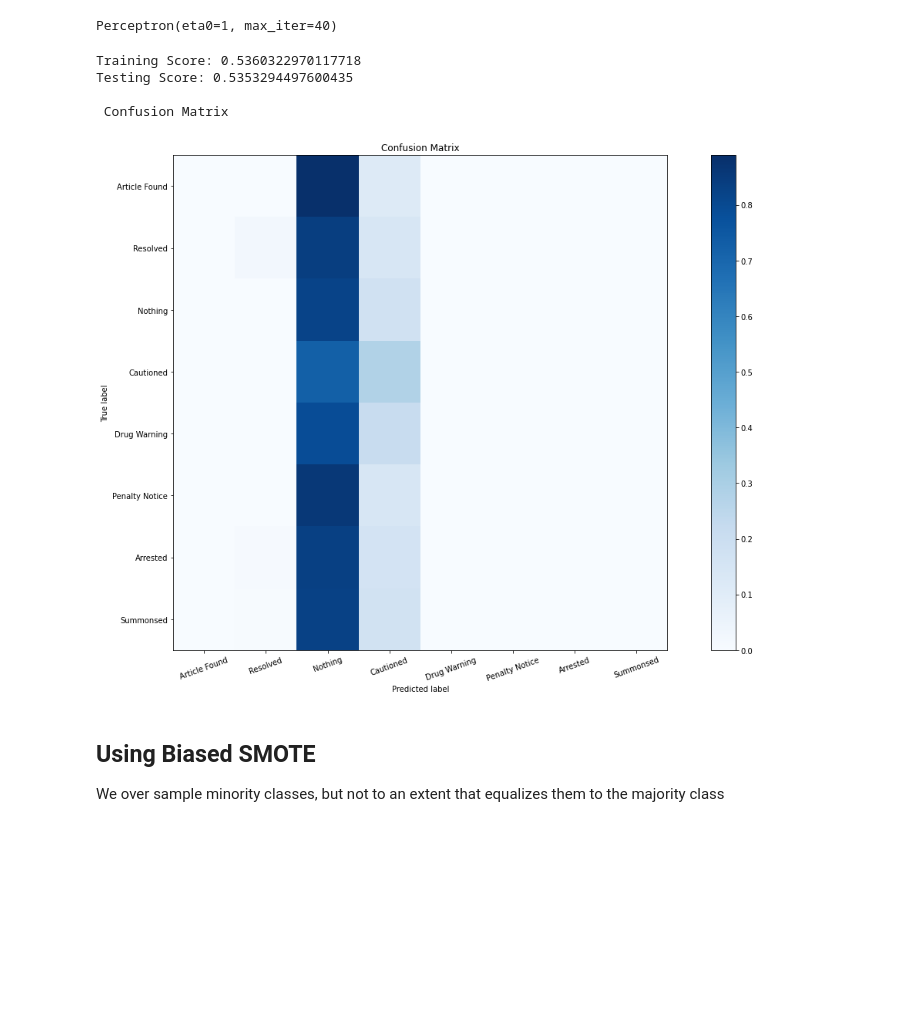
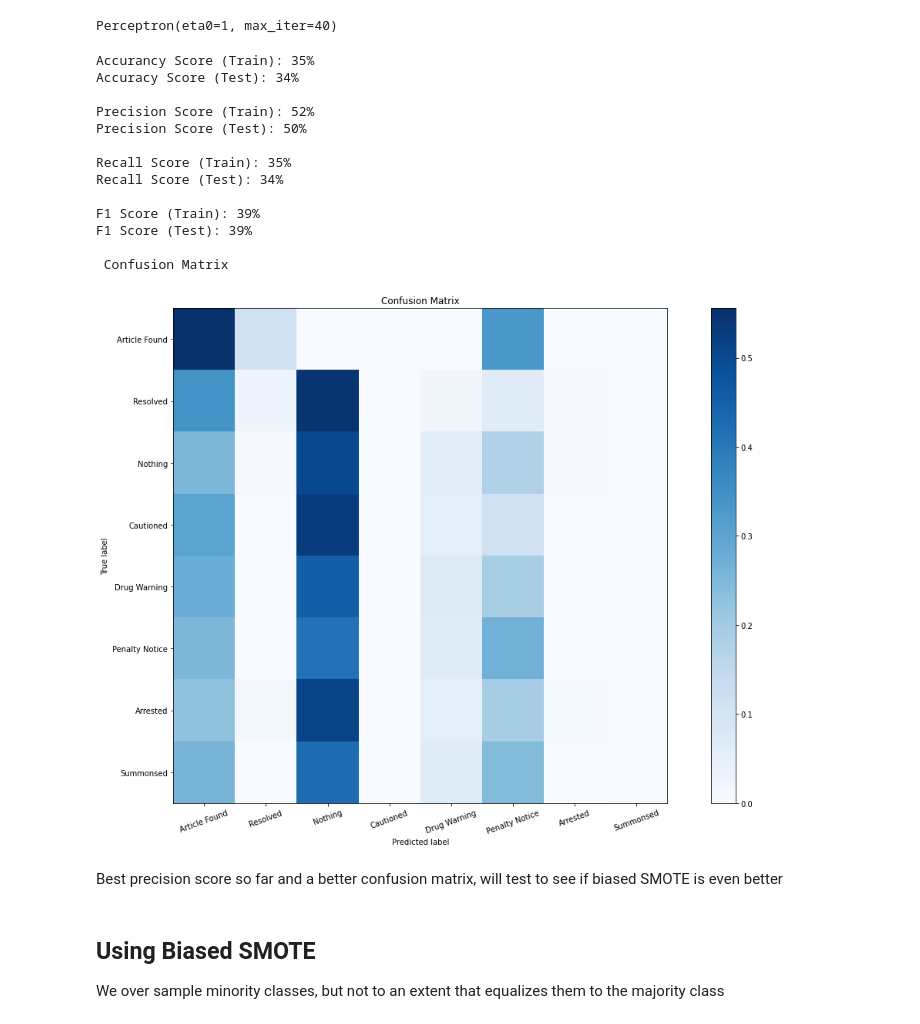
Before and after one commit to MQumairi/intro_to_ai_coursework, a Jupyter notebook: src/Perceptron.ipynb, the cells around one changed output. Cells and saved outputs as stored; diff of their text form; code cells hidden in the pictures; blank space fills up the shorter version.

```diff
--- a/src/Perceptron.ipynb
+++ b/src/Perceptron.ipynb
@@ -331,18 +474,25 @@ ppn = Perceptron(max_iter=40,tol=0.001,eta0=1)
 ppn.fit(X_smote, y_smote)
 # %% [output]
 Perceptron(eta0=1, max_iter=40)
-# %%
-print(f"Training Score: {ppn.score(X_train, y_train)}")
-print(f"Testing Score: {ppn.score(X_test, y_test)}")
-print("\n Confusion Matrix")
-y_predictions = ppn.predict(X_test)
-util.confusion_plot(y_test=y_test, y_predictions=y_predictions)
-# %% [output]
-Training Score: 0.5360322970117718
-Testing Score: 0.5353294497600435
-
- Confusion Matrix
-[figure, removed]
+# %%
+evaluate(model=ppn, X_train=X_train, y_train=y_train, X_test=X_test, y_test=y_test, average="weighted")
+# %% [output]
+Accurancy Score (Train): 35%
+Accuracy Score (Test): 34%
+
+Precision Score (Train): 52%
+Precision Score (Test): 50%
+
+Recall Score (Train): 35%
+Recall Score (Test): 34%
+
+F1 Score (Train): 39%
+F1 Score (Test): 39%
+
+ Confusion Matrix
+[figure, added]
+# %% [markdown]
+Best precision score so far and a better confusion matrix, will test to see if biased SMOTE is even better
 # %% [markdown]
 ## Using Biased SMOTE
 We over sample minority classes, but not to an extent that equalizes them to the majority class
```
Also changed, not shown: parts of 39 cells of this notebook, 1 other file.
